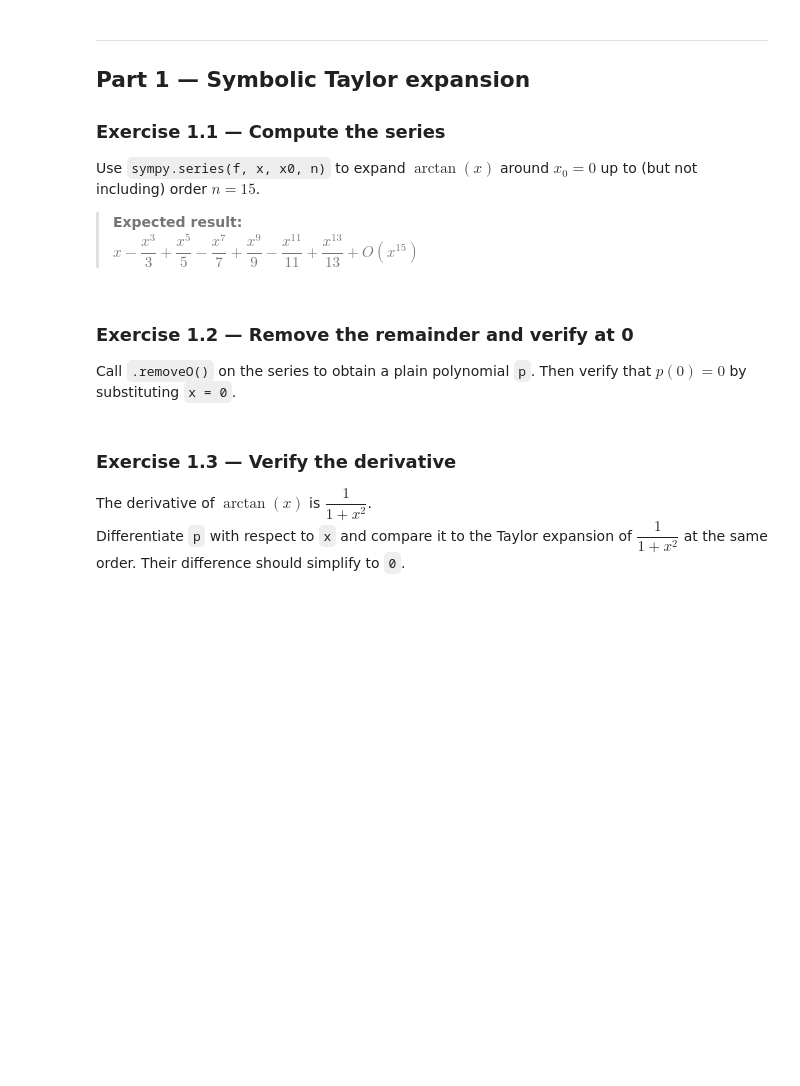
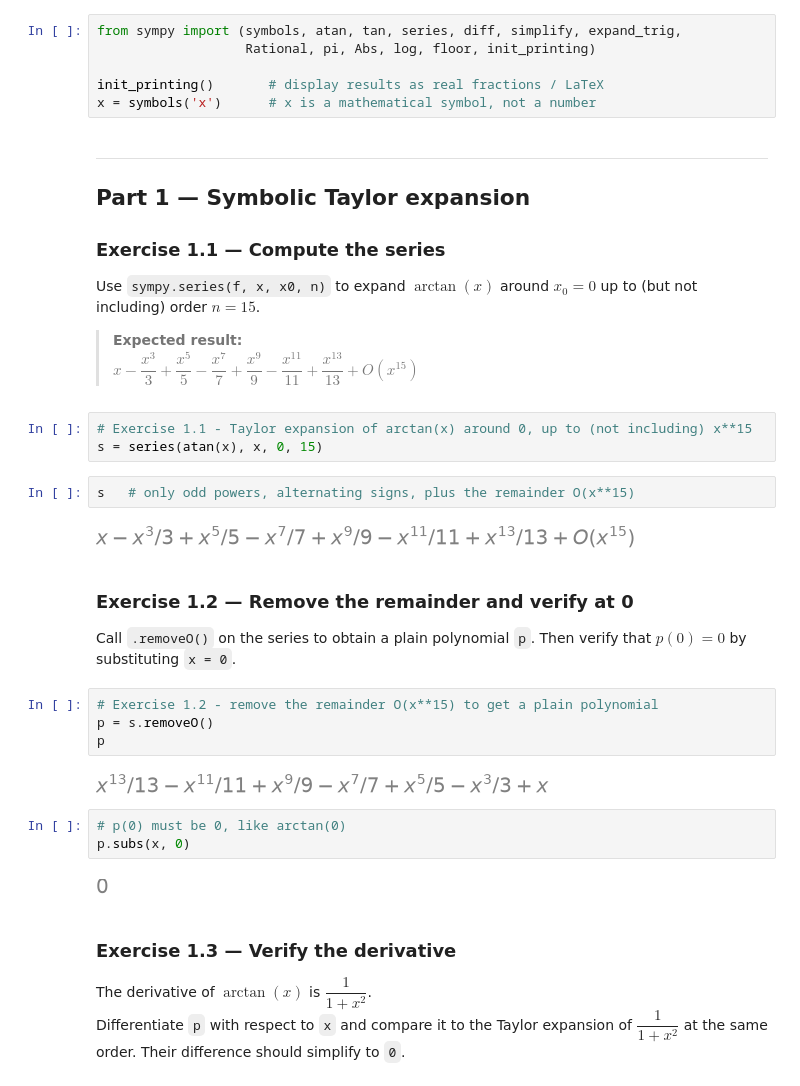
Before and after one commit to fabiolameffofaha-lab/ESILV-NextGenAI-TD, a Jupyter notebook: 1-sympy/exercises/taylor-pi-sympy_exo.ipynb, the cells around one changed output. Drawn from its saved outputs; the diff is of its cells as text; blank space fills up the shorter version.

Commit message:
Taylor-pi exercises (SymPy)

```diff
--- a/1-sympy/exercises/taylor-pi-sympy_exo.ipynb
+++ b/1-sympy/exercises/taylor-pi-sympy_exo.ipynb
@@ -29,6 +29,12 @@ $$\frac{\pi}{4} = 1 - \frac{1}{3} + \frac{1}{5} - \frac{1}{7} + \cdots$$
 $$\frac{\pi}{4} = 4\arctan\!\left(\frac{1}{5}\right) - \arctan\!\left(\frac{1}{239}\right)$$
 # %% [markdown]
 ## Setup — install and import SymPy
+# %%
+from sympy import (symbols, atan, tan, series, diff, simplify, expand_trig,
+                   Rational, pi, Abs, log, floor, init_printing)
+
+init_printing()       # display results as real fractions / LaTeX
+x = symbols('x')      # x is a mathematical symbol, not a number
 # %% [markdown]
 ---
 ## Part 1 — Symbolic Taylor expansion
@@ -39,10 +45,28 @@ Use `sympy.series(f, x, x0, n)` to expand $\arctan(x)$ around $x_0 = 0$ up to (b
 
 > **Expected result:**
 > $x - \dfrac{x^3}{3} + \dfrac{x^5}{5} - \dfrac{x^7}{7} + \dfrac{x^9}{9} - \dfrac{x^{11}}{11} + \dfrac{x^{13}}{13} + O(x^{15})$
+# %%
+# Exercise 1.1 - Taylor expansion of arctan(x) around 0, up to (not including) x**15
+s = series(atan(x), x, 0, 15)
+# %%
+s   # only odd powers, alternating signs, plus the remainder O(x**15)
+# %% [output]
+[figure, added]
 # %% [markdown]
 ### Exercise 1.2 — Remove the remainder and verify at 0
 
 Call `.removeO()` on the series to obtain a plain polynomial `p`. Then verify that $p(0) = 0$ by substituting `x = 0`.
+# %%
+# Exercise 1.2 - remove the remainder O(x**15) to get a plain polynomial
+p = s.removeO()
+p
+# %% [output]
+[figure, added]
+# %%
+# p(0) must be 0, like arctan(0)
+p.subs(x, 0)
+# %% [output]
+[figure, added]
 # %% [markdown]
 ### Exercise 1.3 — Verify the derivative
 
```
Also changed, not shown: parts of 11 cells of this notebook.
